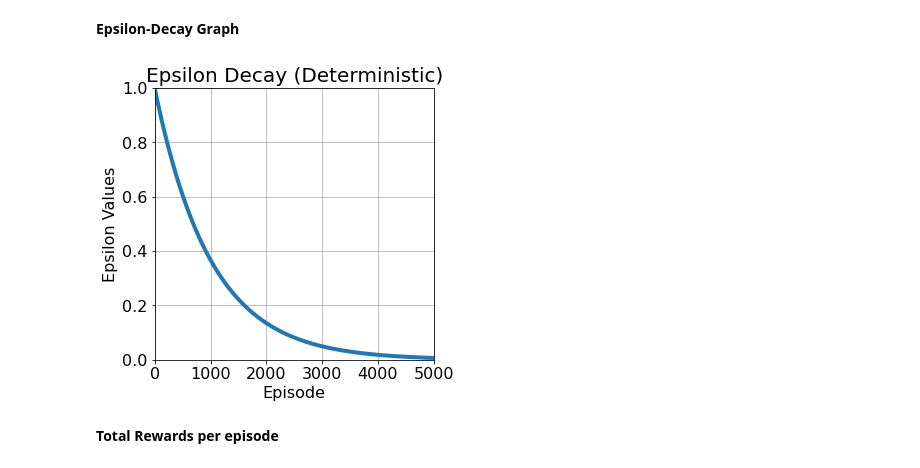
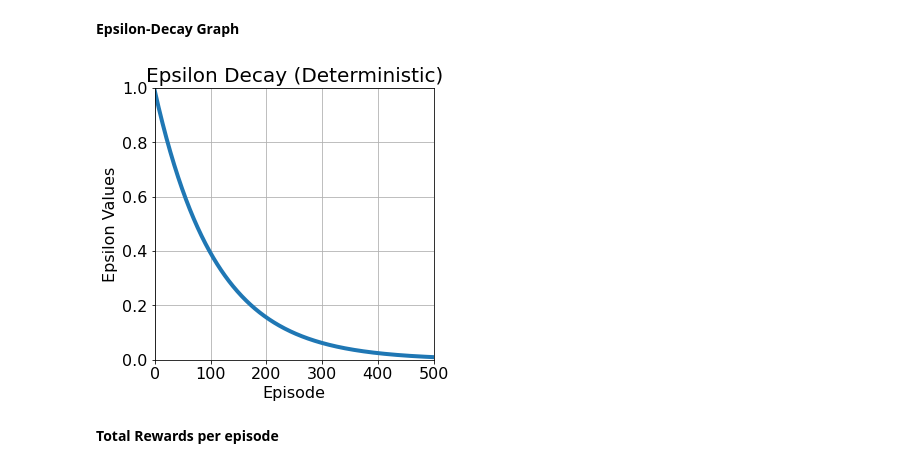
Before and after one commit to akhil1198/RL-PA1, a Jupyter notebook: RL_PA_1_Q_Learning_SARSA.ipynb, the cells around one changed output. Saved outputs shown, nothing was run; the diff lists cells and outputs as text; code cells hidden in the pictures.

```diff
--- a/RL_PA_1_Q_Learning_SARSA.ipynb
+++ b/RL_PA_1_Q_Learning_SARSA.ipynb
@@ -295,29 +295,30 @@ epsilon = 1.0
 epsilon_val = []
 reward_val = []
 
-num_episodes = 5000
+num_episodes = 500
 
 # For plotting metrics
 all_epochs = []
-all_penalties = []
-
+all_penalties_q_det = []
+avg_reward_per_ep_q_det = []
 #Q-Table
 q_table = np.random.rand(25, 4)
 q_table = q_table.astype(int)
 
-#running for 1000 episodes
+#running for 500 episodes
 for episode in range(num_episodes):
   #resetting the state
   state, agent_pos = env.reset()
   epochs = 0
   penalties = 0
-
+  new_penalties = 0
+  new_reward = 0
+  avg_reward = 0
   index = 0
   state_to_list = state.tolist()
   if 1 in state_to_list:
     index = state_to_list.index(1)
   # print(index)
-
   for timestep in range(15):
     #Choosing an action based on e-greedy policy
     if np.random.rand() < epsilon:
@@ -332,17 +333,21 @@ for episode in range(num_episodes):
     if 1 in new_state_to_list:
       index2 = new_state_to_list.index(1)
 
-    q_table[index, action] = q_table[index, action] + alpha * (reward + gamma * np.max(q_table[index2]) - q_table[index, action])
+    q_table[index, action] = q_table[index, action] + alpha * (reward + gamma * np.argmax(q_table[index2]) - q_table[index, action])
 
-    # if reward == -5 or reward == -6 or reward == -2:
-    #   penalties += 1
+    if reward == -5 or reward == -6 or reward == -2:
+      penalties += 1
 
+    new_penalties += penalties
+    new_reward += reward
     agent_pos = new_agent_pos
     epochs += 1
-  reward_val.append(reward)
-  epsilon *= 0.9990
+  avg_reward = new_reward / 15
+  avg_reward_per_ep_q_det.append(avg_reward)
+  all_penalties_q_det.append(new_penalties)
+  reward_val.append(new_reward)
+  epsilon *= 0.9908
   epsilon_val.append(epsilon)
-  # print(epsilon)
 
 # print("Q-Table : ", q_table)
 # print(epsilon_val)
@@ -371,16 +356,16 @@ print(q_table)
 # %%
 plt.figure(figsize=(5,5))
 plt.plot(epsilon_val, linewidth=4)
 plt.xlabel('Episode', fontsize=16)
 plt.ylabel('Epsilon Values', fontsize=16)
 plt.title('Epsilon Decay (Deterministic)', fontsize=20)
 plt.xticks(fontsize=16)
 plt.yticks(fontsize=16)
 plt.ylim(ymin=0, ymax=1)
-plt.xlim(xmin=0, xmax=5000)
+plt.xlim(xmin=0, xmax=500)
 plt.grid()
 plt.show()
 # %% [output]
-[figure, old version]
+[figure, new version]
 # %% [markdown]
 **Total Rewards per episode**
```
Also changed, not shown: parts of 20 cells of this notebook.
